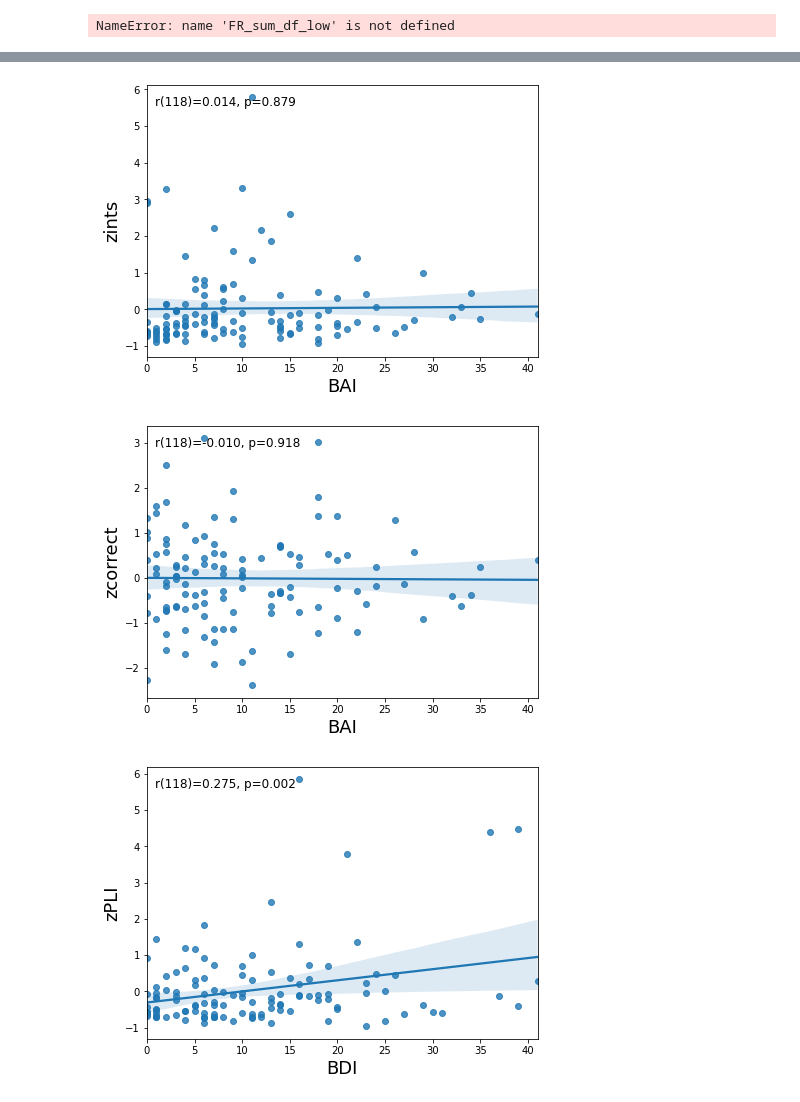
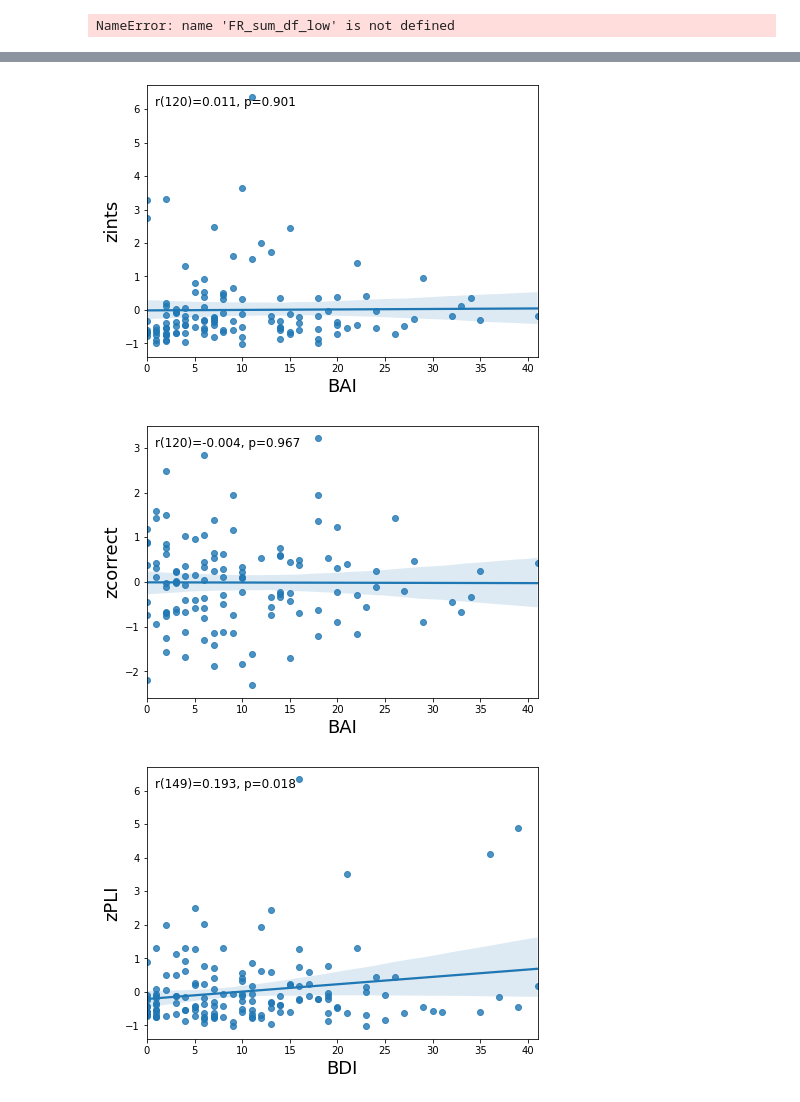
Before and after one commit to NoaHerz/Mental_health, a Jupyter notebook: MH_intrusion.ipynb, the cells around one changed output, grey strips where cells are left out. Drawn from its saved outputs; the diff is of its cells as text; code cells hidden in the pictures.

```diff
--- a/MH_intrusion.ipynb
+++ b/MH_intrusion.ipynb
@@ -398,8 +384,8 @@ for i in trial_df.index:
                 'ELI scaled':ELI_scaled,
                 'PLI scaled':PLI_scaled,
                 'total scaled':ELI_scaled+PLI_scaled,
-                'BAI':int(row['BAI'].values),
-                'BDI':int(row['BDI'].values)
+                'BAI':row['BAI'].item(),
+                'BDI':row['BDI'].item()
             }, ignore_index = True)
         else:
             print('removed row =', i, sub, exp)
@@ -614,10 +589,10 @@ for sub in full_df['subject'].unique():
         'zPLI':float(avg_sub_df['zPLI']),
         'zints':float(avg_sub_df['zints']),
         'zcorrect':float(avg_sub_df['zcorrect']),
-        'BAI':int(avg_sub_df['BAI']),
-        'BDI':int(avg_sub_df['BDI'])
+        'BAI':avg_sub_df['BAI'].item(),
+        'BDI':avg_sub_df['BDI'].item()
         }, ignore_index = True)
 
-# full_df_comb.dropna(subset=['BDI'])
-len(full_df_comb)
+full_df_comb
+#any(np.isnan(full_df_comb['BDI']))
 # %% [output]
@@ -637,6 +624,7 @@ for xi in xs:
         elif exp == 'both':
             sel_df = full_df_comb
 
+        sel_df = sel_df.dropna(subset=[xi])
         x = sel_df[xi]
         y = sel_df[yi]
         n = len(sel_df)
@@ -657,7 +645,7 @@ for xi in xs:
 #         print('r = ',r, 'p = ', p)
 #         print('y =', grad, '*x + ', inter)
 #         plt.text(x.min()+2, y.max()-1, f"p = " + str(round(p, 4)) + '\n' + "y = " + str(grad) + "*x + " + str(inter) + '\n' + 'R = ' + str(round(r, 4)) + '\n' + 'N = ' + str(n))
-        plt.text(x.min()+float(np.ptp(x)/50), y.max()-float(np.ptp(y)/30), 'r(%.0f)=%.3f, p=%.3f '%(len(x)-1,r,p),fontsize=12)
+        plt.text(x.min()+float(np.ptp(x)/50), y.max()-float(np.ptp(y)/30), 'r(%.0f)=%.3f, p=%.3f '%(len(x),r,p),fontsize=12)
         g = sb.regplot(data = df_filter, x=x, y=y)
 #         plt.title(xi + ' vs ' + yi)
         #plt.savefig(xi +' vs '+ yi + ': ' + exp +'.pdf')
@@ -669,3 +657,3 @@ for xi in xs:
-[figure, old version]
+[figure, new version]
-[figure, old version]
+[figure, new version]
-[figure, old version]
+[figure, new version]
```
Also changed, not shown: parts of 9 cells of this notebook.
